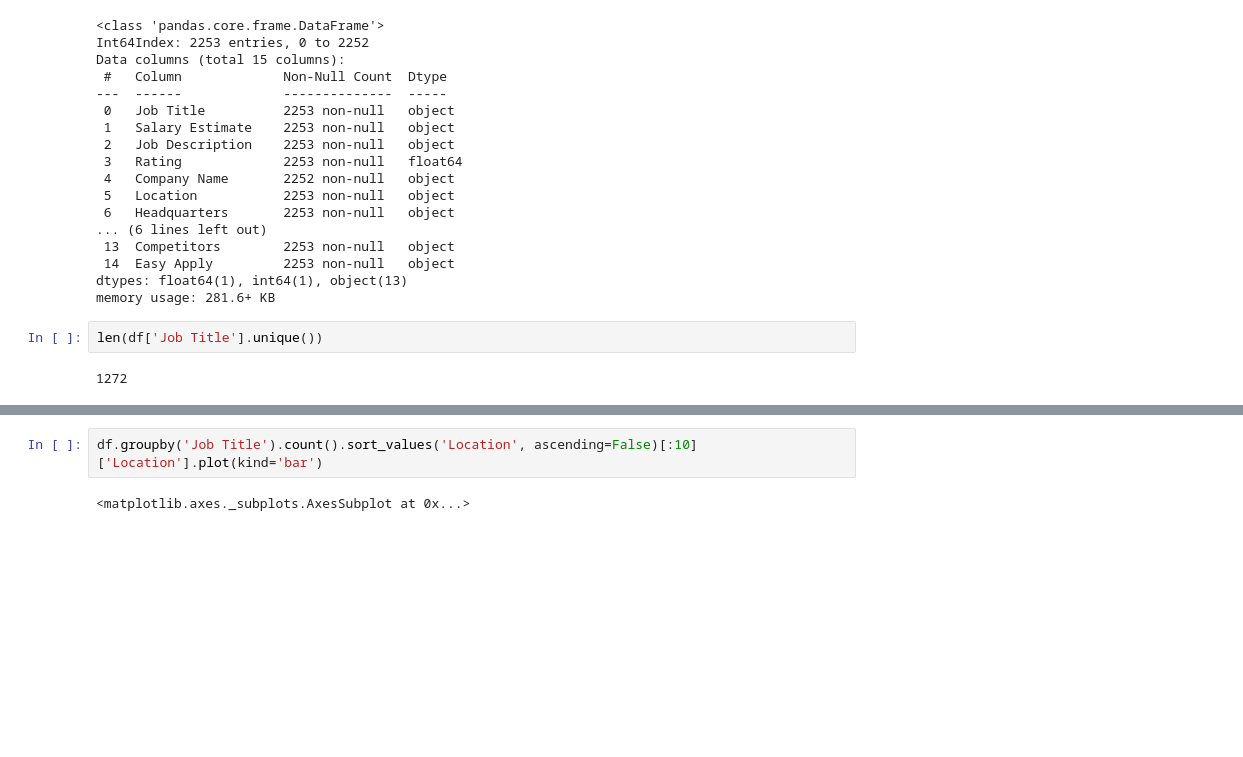
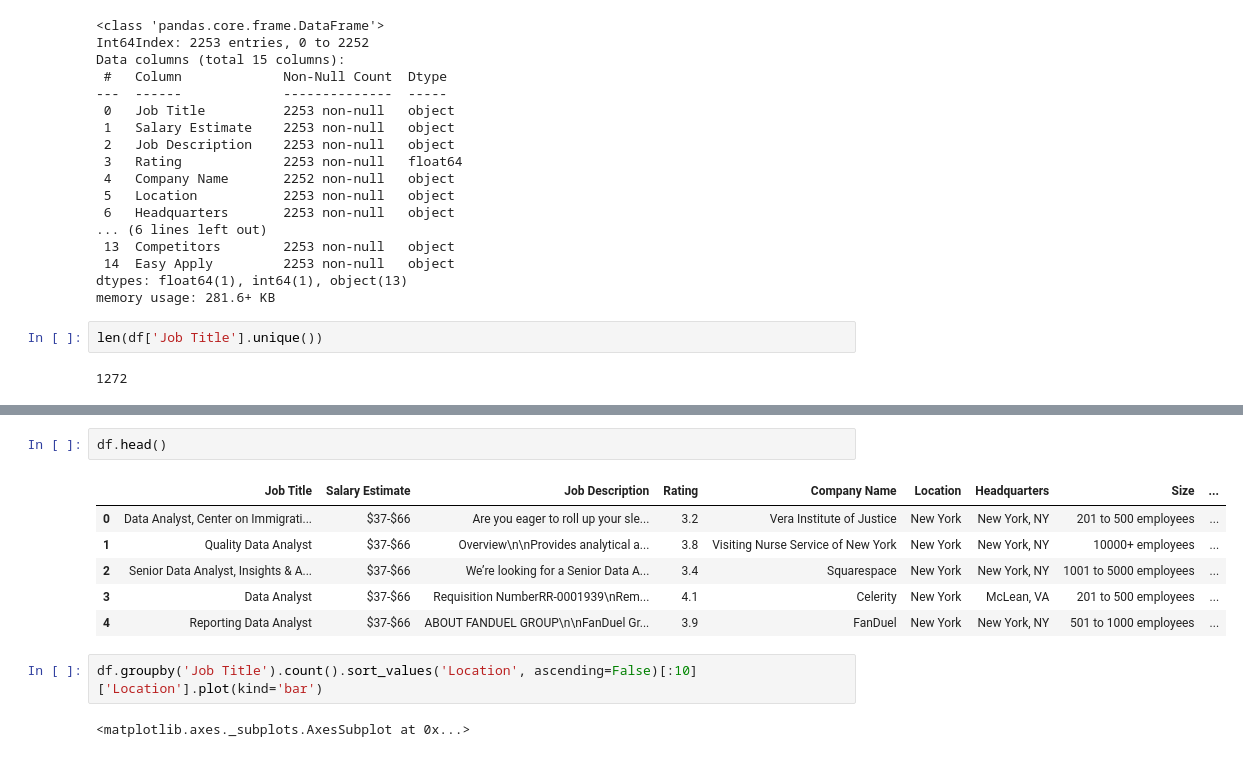
Before and after one commit to ashish2266/EDA-on-job-listing, a Jupyter notebook: notebook.ipynb, the cells around one changed output, grey strips where cells are left out. Saved outputs shown, nothing was run; the diff lists cells and outputs as text; blank space fills up the shorter version.

```diff
--- a/notebook.ipynb
+++ b/notebook.ipynb
@@ -41,3 +62,12 @@ len(df['Job Title'].unique())
+# %%
+df.head()
+# %% [output]
+|  | Job Title | Salary Estimate | Job Description | Rating | Company Name | Location | Headquarters | Size | ... |
+| 0 | Data Analyst, Center on Immigrati... | $37-$66 | Are you eager to roll up your sle... | 3.2 | Vera Institute of Justice | New York | New York, NY | 201 to 500 employees | ... |
+| 1 | Quality Data Analyst | $37-$66 | Overview\n\nProvides analytical a... | 3.8 | Visiting Nurse Service of New York | New York | New York, NY | 10000+ employees | ... |
+| 2 | Senior Data Analyst, Insights & A... | $37-$66 | We’re looking for a Senior Data A... | 3.4 | Squarespace | New York | New York, NY | 1001 to 5000 employees | ... |
+| 3 | Data Analyst | $37-$66 | Requisition NumberRR-0001939\nRem... | 4.1 | Celerity | New York | McLean, VA | 201 to 500 employees | ... |
+| 4 | Reporting Data Analyst | $37-$66 | ABOUT FANDUEL GROUP\n\nFanDuel Gr... | 3.9 | FanDuel | New York | New York, NY | 501 to 1000 employees | ... |
 # %%
 df.groupby('Job Title').count().sort_values('Location', ascending=False)[:10]['Location'].plot(kind='bar')
 # %% [output]
```
Also changed, not shown: parts of 13 cells of this notebook, 4 other files.
